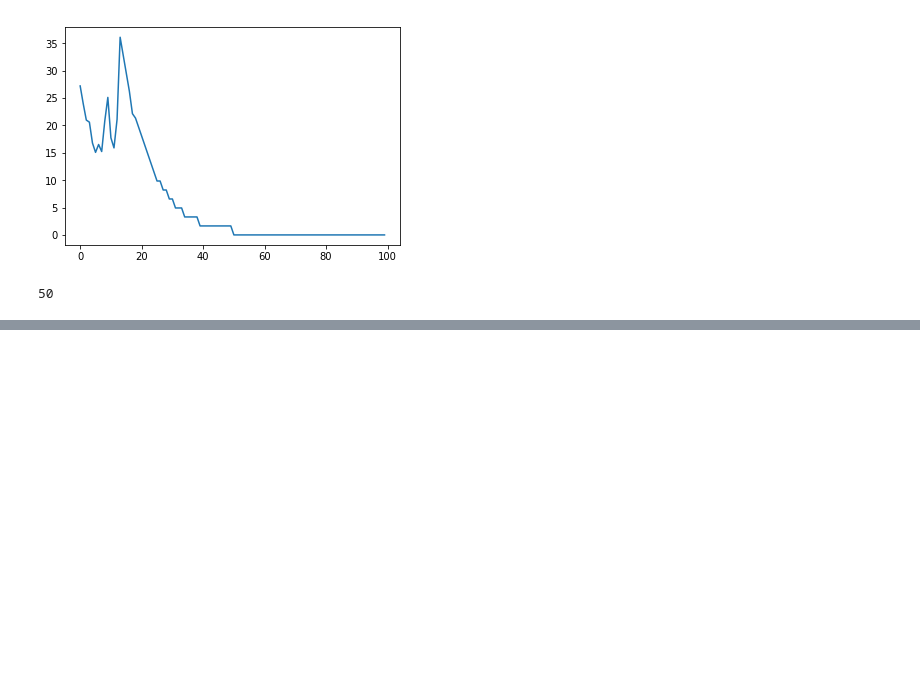
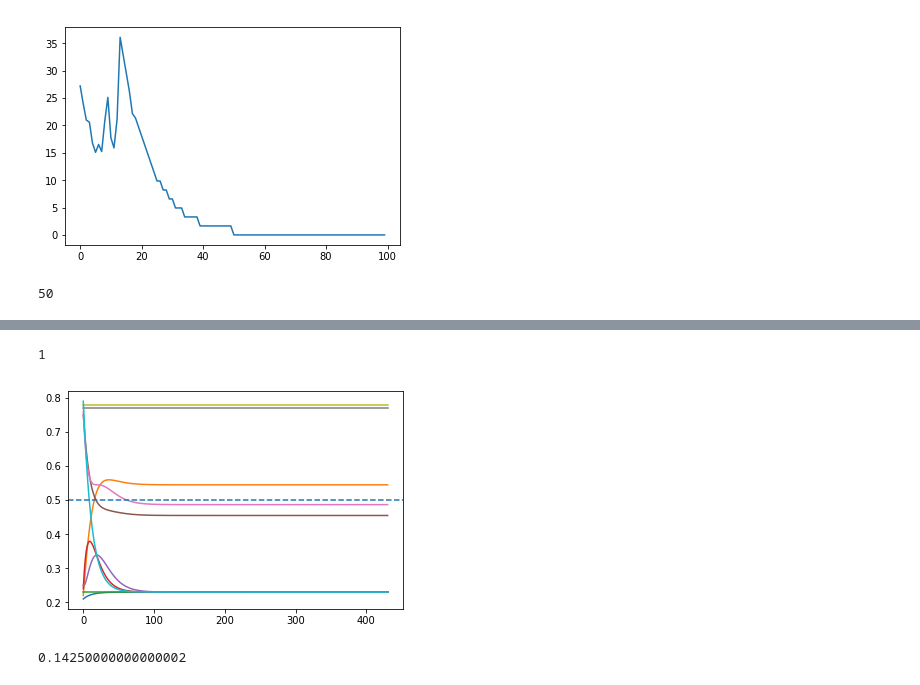
Before and after one commit to Sirquini/Polarization, a Jupyter notebook: New Simulations.ipynb, the cells around one changed output, grey strips where cells are left out. Saved outputs shown, nothing was run; the diff lists cells and outputs as text; code cells hidden in the pictures; blank space fills up the shorter version.

```diff
--- a/New Simulations.ipynb
+++ b/New Simulations.ipynb
@@ -164,0 +165,22 @@ plt.show()
+# %%
+import random
+num_agents = 5
+inf = np.array([[random.random() if random.random() > 0.9 else 0.0 for _ in range(num_agents)] for _ in range(num_agents)])
+# inf[0][-4] = 0.0
+pol_history, belief_history, _ = plr.Simulation(
+    plr.build_belief(plr.Belief.MILD, num_agents),
+    inf # Classic Update by default
+).run()
+# %%
+from scipy.sparse.csgraph import connected_components
+
+n_components, labels = connected_components(csgraph=inf, connection="weak")
+n_components
+# %% [output]
+1
+# %%
+plt.plot(belief_history)
+plt.axhline(np.mean(belief_history[0]), linestyle="dashed")
+plt.show()
+# %% [output]
+[figure, added]
@@ -172,3 +197,9 @@ pol_history, belief_history, _ = plr.run_till_convergence(
+# %%
+epsilon = 0.1
+t = time_to_converge(epsilon, max(belief_history[0]) - min(belief_history[0]), 0.5)
+max(belief_history[2]) - min(belief_history[2])
+# %% [output]
+0.14250000000000002
 # %%
 plt.plot(belief_history)
 plt.show()
```
Also changed, not shown: parts of 13 cells of this notebook.
